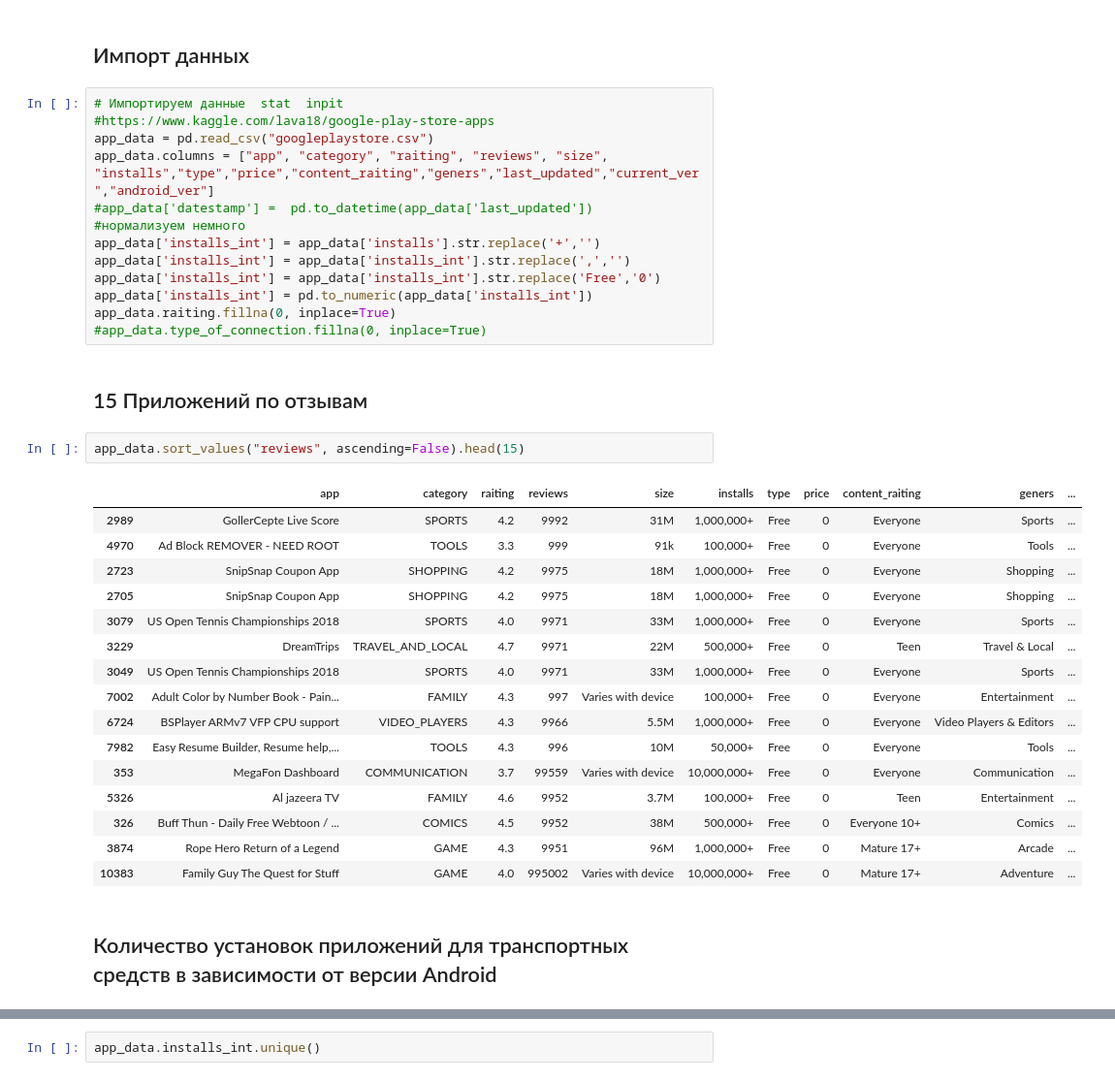
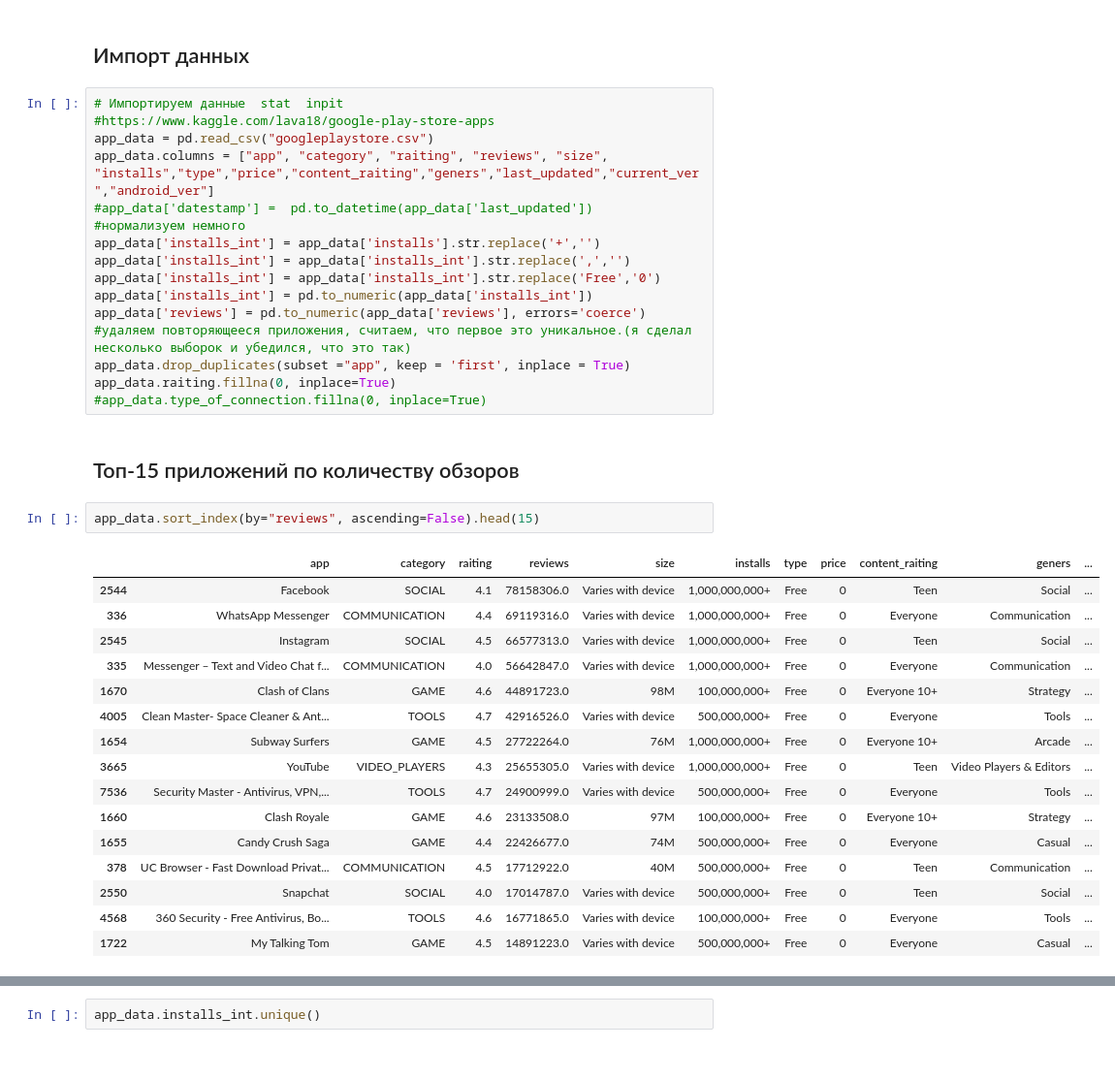
Before and after one commit to enzo1920/homeworks, a Jupyter notebook: dz8/google_playmarket_analisys.ipynb, the cells around one changed output, grey strips where cells are left out. Shown at 97% size. Drawn from its saved outputs; the diff is of its cells as text.

Commit message:
dz8 sort graphs

```diff
--- a/dz8/google_playmarket_analisys.ipynb
+++ b/dz8/google_playmarket_analisys.ipynb
@@ -31,28 +31,29 @@ app_data['installs_int'] = app_data['installs'].str.replace('+','')
 app_data['installs_int'] = app_data['installs_int'].str.replace(',','')
 app_data['installs_int'] = app_data['installs_int'].str.replace('Free','0')
 app_data['installs_int'] = pd.to_numeric(app_data['installs_int'])
+app_data['reviews'] = pd.to_numeric(app_data['reviews'], errors='coerce')
+#удаляем повторяющееся приложения, считаем, что первое это уникальное.(я сделал несколько выборок и убедился, что это так)
+app_data.drop_duplicates(subset ="app", keep = 'first', inplace = True)
 app_data.raiting.fillna(0, inplace=True)
 #app_data.type_of_connection.fillna(0, inplace=True)
 # %% [markdown]
-## 15 Приложений по отзывам
+## Топ-15 приложений по количеству обзоров
 # %%
-app_data.sort_values("reviews", ascending=False).head(15)
+app_data.sort_index(by="reviews", ascending=False).head(15)
 # %% [output]
 |  | app | category | raiting | reviews | size | installs | type | price | content_raiting | geners | ... |
-| 2989 | GollerCepte Live Score | SPORTS | 4.2 | 9992 | 31M | 1,000,000+ | Free | 0 | Everyone | Sports | ... |
-| 4970 | Ad Block REMOVER - NEED ROOT | TOOLS | 3.3 | 999 | 91k | 100,000+ | Free | 0 | Everyone | Tools | ... |
-| 2723 | SnipSnap Coupon App | SHOPPING | 4.2 | 9975 | 18M | 1,000,000+ | Free | 0 | Everyone | Shopping | ... |
-| 2705 | SnipSnap Coupon App | SHOPPING | 4.2 | 9975 | 18M | 1,000,000+ | Free | 0 | Everyone | Shopping | ... |
-| 3079 | US Open Tennis Championships 2018 | SPORTS | 4.0 | 9971 | 33M | 1,000,000+ | Free | 0 | Everyone | Sports | ... |
-| 3229 | DreamTrips | TRAVEL_AND_LOCAL | 4.7 | 9971 | 22M | 500,000+ | Free | 0 | Teen | Travel & Local | ... |
-| 3049 | US Open Tennis Championships 2018 | SPORTS | 4.0 | 9971 | 33M | 1,000,000+ | Free | 0 | Everyone | Sports | ... |
-| 7002 | Adult Color by Number Book - Pain... | FAMILY | 4.3 | 997 | Varies with device | 100,000+ | Free | 0 | Everyone | Entertainment | ... |
-| 6724 | BSPlayer ARMv7 VFP CPU support | VIDEO_PLAYERS | 4.3 | 9966 | 5.5M | 1,000,000+ | Free | 0 | Everyone | Video Players & Editors | ... |
-| 7982 | Easy Resume Builder, Resume help,... | TOOLS | 4.3 | 996 | 10M | 50,000+ | Free | 0 | Everyone | Tools | ... |
-| 353 | MegaFon Dashboard | COMMUNICATION | 3.7 | 99559 | Varies with device | 10,000,000+ | Free | 0 | Everyone | Communication | ... |
-| 5326 | Al jazeera TV | FAMILY | 4.6 | 9952 | 3.7M | 100,000+ | Free | 0 | Teen | Entertainment | ... |
-| 326 | Buff Thun - Daily Free Webtoon / ... | COMICS | 4.5 | 9952 | 38M | 500,000+ | Free | 0 | Everyone 10+ | Comics | ... |
-| 3874 | Rope Hero Return of a Legend | GAME | 4.3 | 9951 | 96M | 1,000,000+ | Free | 0 | Mature 17+ | Arcade | ... |
-| 10383 | Family Guy The Quest for Stuff | GAME | 4.0 | 995002 | Varies with device | 10,000,000+ | Free | 0 | Mature 17+ | Adventure | ... |
+| 2544 | Facebook | SOCIAL | 4.1 | 78158306.0 | Varies with device | 1,000,000,000+ | Free | 0 | Teen | Social | ... |
+| 336 | WhatsApp Messenger | COMMUNICATION | 4.4 | 69119316.0 | Varies with device | 1,000,000,000+ | Free | 0 | Everyone | Communication | ... |
+| 2545 | Instagram | SOCIAL | 4.5 | 66577313.0 | Varies with device | 1,000,000,000+ | Free | 0 | Teen | Social | ... |
+| 335 | Messenger – Text and Video Chat f... | COMMUNICATION | 4.0 | 56642847.0 | Varies with device | 1,000,000,000+ | Free | 0 | Everyone | Communication | ... |
+| 1670 | Clash of Clans | GAME | 4.6 | 44891723.0 | 98M | 100,000,000+ | Free | 0 | Everyone 10+ | Strategy | ... |
+| 4005 | Clean Master- Space Cleaner & Ant... | TOOLS | 4.7 | 42916526.0 | Varies with device | 500,000,000+ | Free | 0 | Everyone | Tools | ... |
+| 1654 | Subway Surfers | GAME | 4.5 | 27722264.0 | 76M | 1,000,000,000+ | Free | 0 | Everyone 10+ | Arcade | ... |
+| 3665 | YouTube | VIDEO_PLAYERS | 4.3 | 25655305.0 | Varies with device | 1,000,000,000+ | Free | 0 | Teen | Video Players & Editors | ... |
+| 7536 | Security Master - Antivirus, VPN,... | TOOLS | 4.7 | 24900999.0 | Varies with device | 500,000,000+ | Free | 0 | Everyone | Tools | ... |
+| 1660 | Clash Royale | GAME | 4.6 | 23133508.0 | 97M | 100,000,000+ | Free | 0 | Everyone 10+ | Strategy | ... |
+| 1655 | Candy Crush Saga | GAME | 4.4 | 22426677.0 | 74M | 500,000,000+ | Free | 0 | Everyone | Casual | ... |
+| 378 | UC Browser - Fast Download Privat... | COMMUNICATION | 4.5 | 17712922.0 | 40M | 500,000,000+ | Free | 0 | Teen | Communication | ... |
+| 2550 | Snapchat | SOCIAL | 4.0 | 17014787.0 | Varies with device | 500,000,000+ | Free | 0 | Teen | Social | ... |
+| 4568 | 360 Security - Free Antivirus, Bo... | TOOLS | 4.6 | 16771865.0 | Varies with device | 100,000,000+ | Free | 0 | Everyone | Tools | ... |
+| 1722 | My Talking Tom | GAME | 4.5 | 14891223.0 | Varies with device | 500,000,000+ | Free | 0 | Everyone | Casual | ... |
-# %% [markdown]
-## Количество установок приложений для транспортных средств в зависимости от версии Android
```
Also changed, not shown: parts of 5 cells of this notebook.
